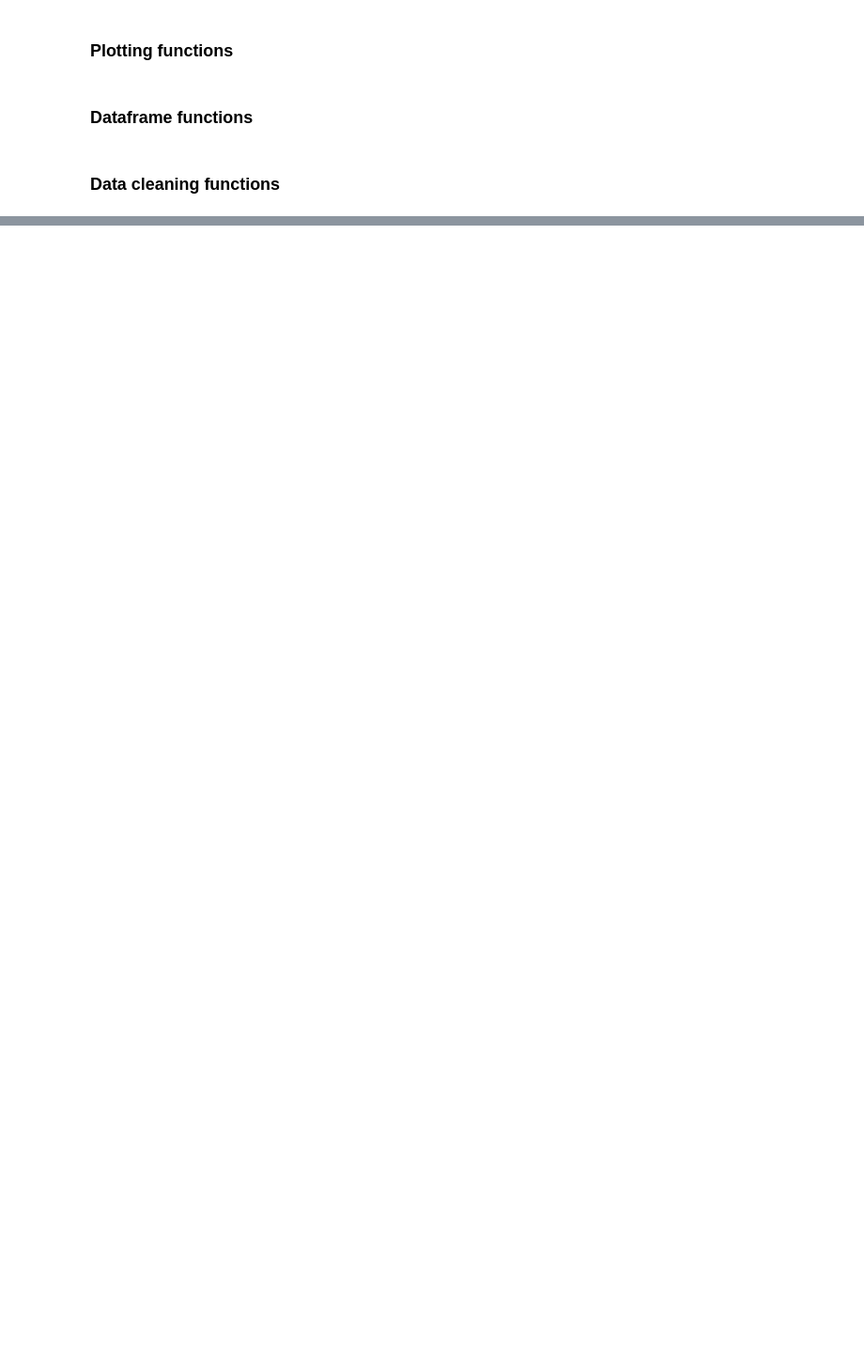
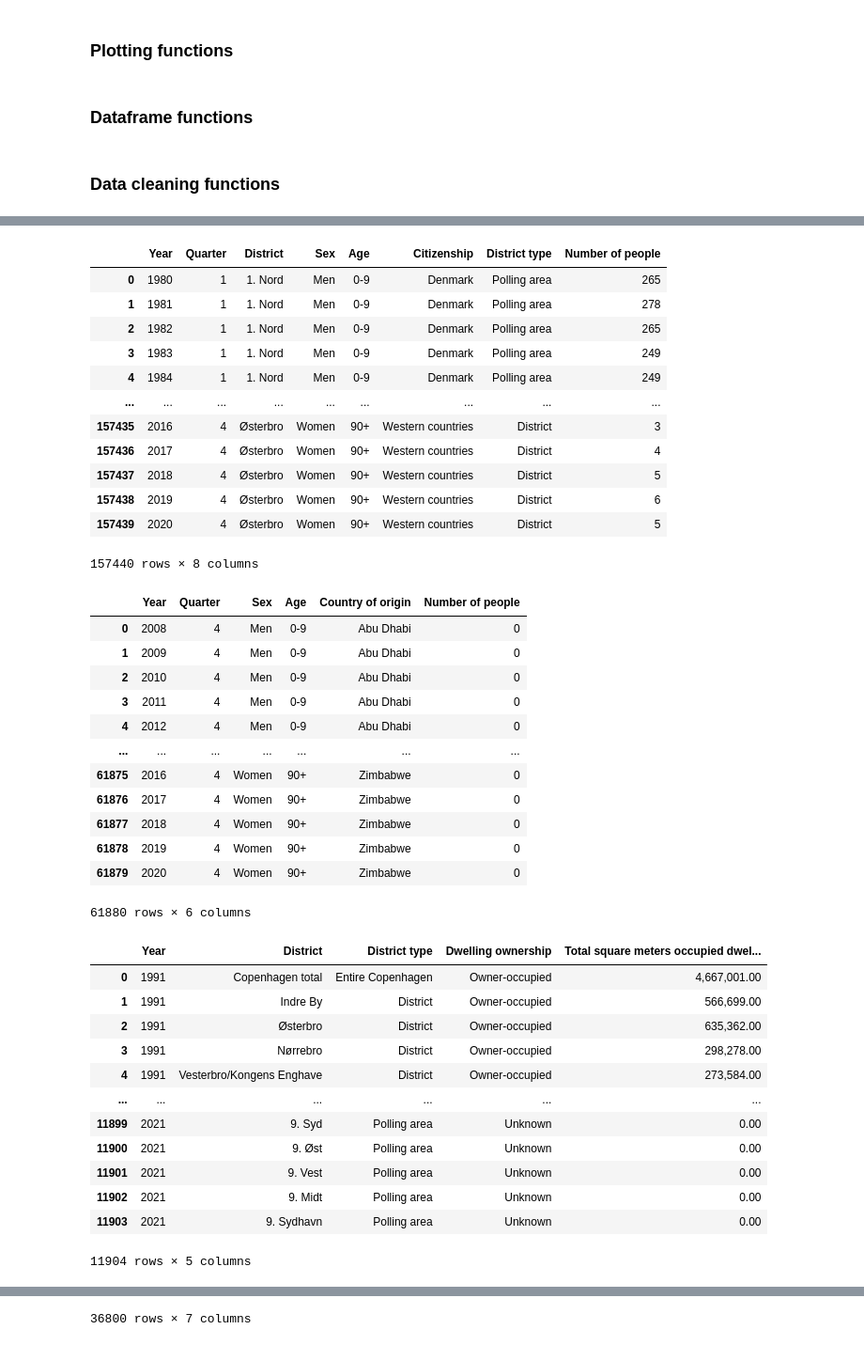
Before and after one commit to wojciechdk/social_data_analysis_and_visualization_final_project, a Jupyter notebook: basic_stats.ipynb, the cells around one changed output, grey strips where cells are left out. Shown at 94% size. Saved outputs shown, nothing was run; the diff lists cells and outputs as text; code cells hidden in the pictures; blank space fills up the shorter version.

```diff
--- a/basic_stats.ipynb
+++ b/basic_stats.ipynb
@@ -104,7 +105,7 @@ pd.options.mode.chained_assignment = None  # default='warn'
 
 # Set the maximum number of rows to show when displaying
 # a Pandas dataframe.
-pd.options.display.max_rows = 150
+pd.options.display.max_rows = 50
 # %% [output]
 Loading BokehJS ...
 [interactive output not drawn]
@@ -1736,14 +641,0 @@ show_stats(df_dwellings)
-# %%
-class CphData:
-    country_of_origin = df_country
-    citizenship = df_citizenship
-    marital_status = df_marital_status
-    family_type_and_children = df_children
-    income = df_income
-    life_span = df_life_span
-    population_movement = df_movement
-    dwellings = df_dwellings
-
-
-with open(path_data_clean_root / 'CphData.pickle', "wb") as file:
-    pickle.dump(CphData, file)
@@ -2006,0 +646,46 @@ Sex:
+# %%
+# Load the clean data.
+cph_data = CphData()
+
+# Display all dataframes:
+cph_data.display_dataframes()
+# %% [output]
+|  | Year | Quarter | District | Sex | Age | Citizenship | District type | Number of people |
+| 0 | 1980 | 1 | 1. Nord | Men | 0-9 | Denmark | Polling area | 265 |
+| 1 | 1981 | 1 | 1. Nord | Men | 0-9 | Denmark | Polling area | 278 |
+| 2 | 1982 | 1 | 1. Nord | Men | 0-9 | Denmark | Polling area | 265 |
+| 3 | 1983 | 1 | 1. Nord | Men | 0-9 | Denmark | Polling area | 249 |
+| 4 | 1984 | 1 | 1. Nord | Men | 0-9 | Denmark | Polling area | 249 |
+| ... | ... | ... | ... | ... | ... | ... | ... | ... |
+| 157435 | 2016 | 4 | Østerbro | Women | 90+ | Western countries | District | 3 |
+| 157436 | 2017 | 4 | Østerbro | Women | 90+ | Western countries | District | 4 |
+| 157437 | 2018 | 4 | Østerbro | Women | 90+ | Western countries | District | 5 |
+| 157438 | 2019 | 4 | Østerbro | Women | 90+ | Western countries | District | 6 |
+| 157439 | 2020 | 4 | Østerbro | Women | 90+ | Western countries | District | 5 |
+157440 rows × 8 columns
+|  | Year | Quarter | Sex | Age | Country of origin | Number of people |
+| 0 | 2008 | 4 | Men | 0-9 | Abu Dhabi | 0 |
+| 1 | 2009 | 4 | Men | 0-9 | Abu Dhabi | 0 |
+| 2 | 2010 | 4 | Men | 0-9 | Abu Dhabi | 0 |
+| 3 | 2011 | 4 | Men | 0-9 | Abu Dhabi | 0 |
+| 4 | 2012 | 4 | Men | 0-9 | Abu Dhabi | 0 |
+| ... | ... | ... | ... | ... | ... | ... |
+| 61875 | 2016 | 4 | Women | 90+ | Zimbabwe | 0 |
+| 61876 | 2017 | 4 | Women | 90+ | Zimbabwe | 0 |
+| 61877 | 2018 | 4 | Women | 90+ | Zimbabwe | 0 |
+| 61878 | 2019 | 4 | Women | 90+ | Zimbabwe | 0 |
+| 61879 | 2020 | 4 | Women | 90+ | Zimbabwe | 0 |
+61880 rows × 6 columns
+|  | Year | District | District type | Dwelling ownership | Total square meters occupied dwel... |
+| 0 | 1991 | Copenhagen total | Entire Copenhagen | Owner-occupied | 4,667,001.00 |
+| 1 | 1991 | Indre By | District | Owner-occupied | 566,699.00 |
+| 2 | 1991 | Østerbro | District | Owner-occupied | 635,362.00 |
+| 3 | 1991 | Nørrebro | District | Owner-occupied | 298,278.00 |
+| 4 | 1991 | Vesterbro/Kongens Enghave | District | Owner-occupied | 273,584.00 |
+| ... | ... | ... | ... | ... | ... |
+| 11899 | 2021 | 9. Syd | Polling area | Unknown | 0.00 |
+| 11900 | 2021 | 9. Øst | Polling area | Unknown | 0.00 |
+| 11901 | 2021 | 9. Vest | Polling area | Unknown | 0.00 |
+| 11902 | 2021 | 9. Midt | Polling area | Unknown | 0.00 |
+| 11903 | 2021 | 9. Sydhavn | Polling area | Unknown | 0.00 |
+11904 rows × 5 columns
@@ -2006,0 +704 @@ Sex:
+36800 rows × 7 columns
```
Also changed, not shown: parts of 132 cells of this notebook, 1 other file.
